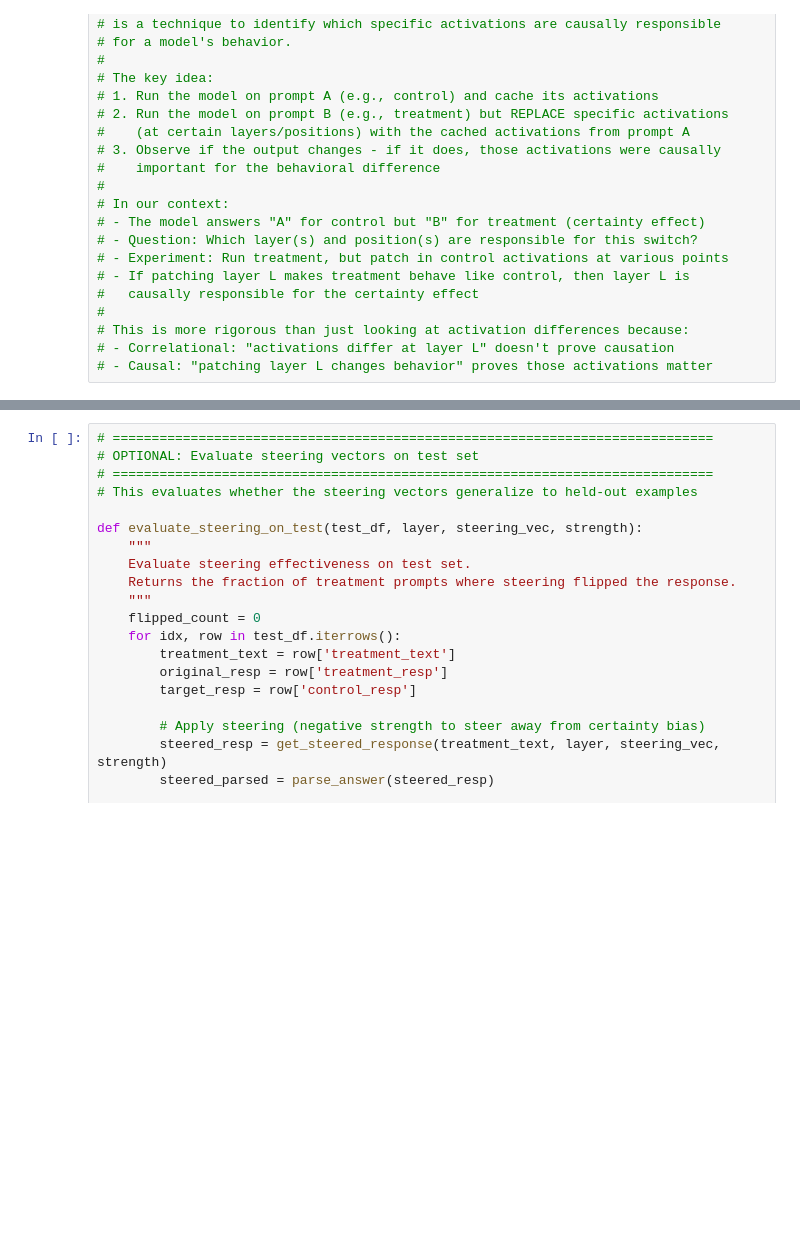
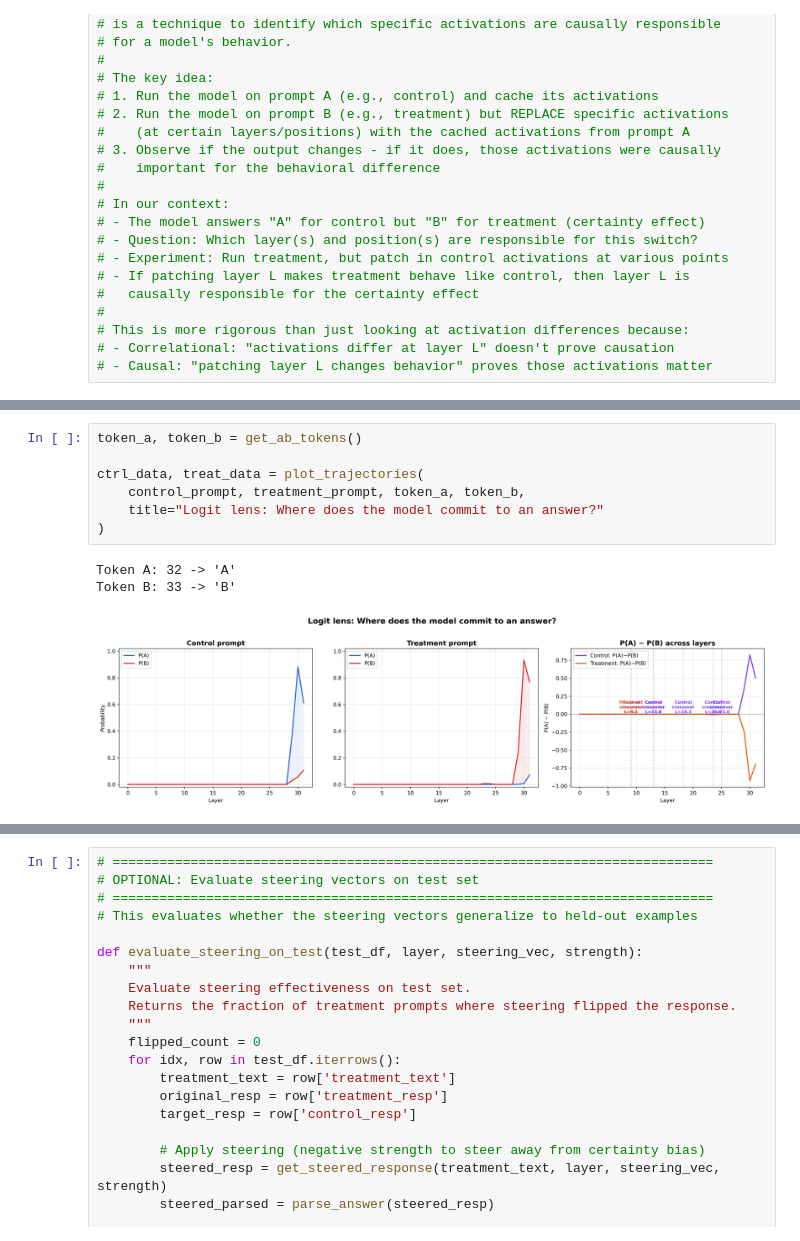
Before and after one commit to johnathansun/InstructedToBias, a Jupyter notebook: js_certainty_steering.ipynb, the cells around one changed output, grey strips where cells are left out. Saved outputs shown, nothing was run; the diff lists cells and outputs as text; blank space fills up the shorter version.

```diff
--- a/js_certainty_steering.ipynb
+++ b/js_certainty_steering.ipynb
@@ -741,0 +987,11 @@ No layer ranges caused a flip.
+# %%
+token_a, token_b = get_ab_tokens()
+
+ctrl_data, treat_data = plot_trajectories(
+    control_prompt, treatment_prompt, token_a, token_b,
+    title="Logit lens: Where does the model commit to an answer?"
+)
+# %% [output]
+Token A: 32 -> 'A'
+Token B: 33 -> 'B'
+[figure, added]
```
Also changed, not shown: parts of 37 cells of this notebook, 8 other files.
